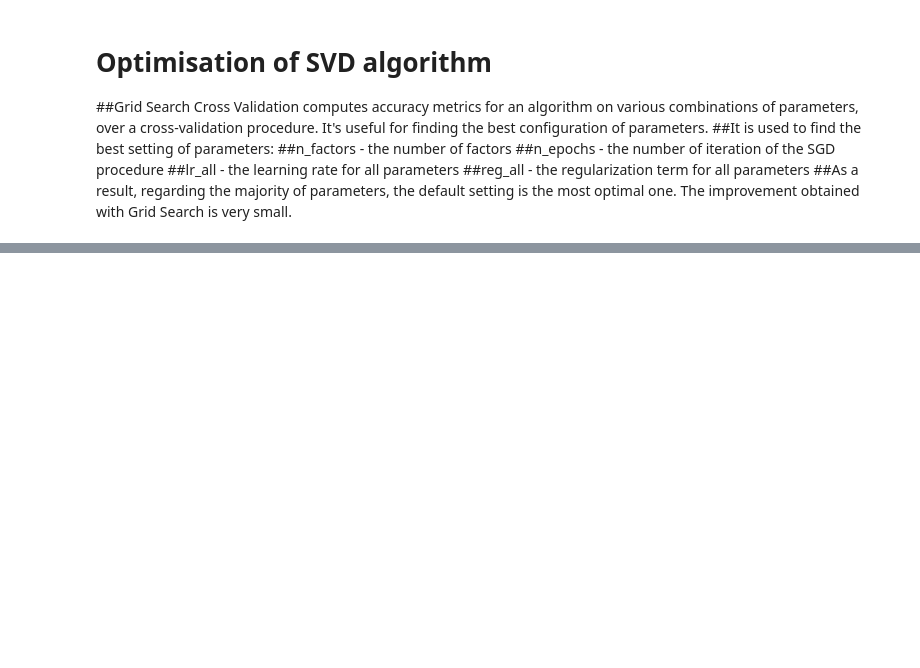
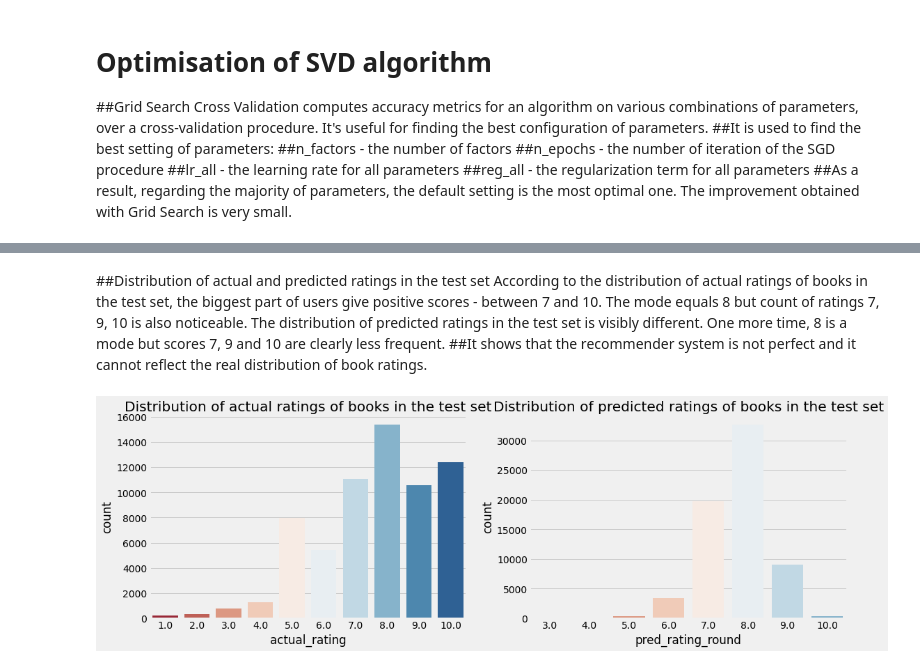
Before and after one commit to IfrazQazi/Book-Recommendation-System, a Jupyter notebook: Book_Recommendation_system.ipynb, the cells around one changed output, grey strips where cells are left out. Cells and saved outputs as stored; diff of their text form; code cells hidden in the pictures; blank space fills up the shorter version.

Commit message:
Analysis of Collaborative Filtering model results

```diff
--- a/Book_Recommendation_system.ipynb
+++ b/Book_Recommendation_system.ipynb
@@ -1022,0 +1035,13 @@ print(gs.best_params['rmse'])
+# %%
+trainset, testset = train_test_split(data, test_size=0.2)
+
+model = SVD(n_factors=80, n_epochs=20, lr_all=0.005, reg_all=0.2)
+model.fit(trainset)
+predictions = model.test(testset)
+# %%
+df_pred = pd.DataFrame(predictions, columns=['user_id', 'isbn', 'actual_rating', 'pred_rating', 'details'])
+df_pred['impossible'] = df_pred['details'].apply(lambda x: x['was_impossible'])
+df_pred['pred_rating_round'] = df_pred['pred_rating'].round()
+df_pred['abs_err'] = abs(df_pred['pred_rating'] - df_pred['actual_rating'])
+df_pred.drop(['details'], axis=1, inplace=True)
+df_pred.sample(5)
@@ -1022,0 +1055,16 @@ print(gs.best_params['rmse'])
+# %% [markdown]
+##Distribution of actual and predicted ratings in the test set According to the distribution of actual ratings of books in the test set, the biggest part of users give positive scores - between 7 and 10. The mode equals 8 but count of ratings 7, 9, 10 is also noticeable. The distribution of predicted ratings in the test set is visibly different. One more time, 8 is a mode but scores 7, 9 and 10 are clearly less frequent.
+##It shows that the recommender system is not perfect and it cannot reflect the real distribution of book ratings.
+# %%
+palette = sns.color_palette("RdBu", 10)
+fig, (ax1, ax2) = plt.subplots(nrows=1, ncols=2, figsize=(16, 5))
+
+sns.countplot(x='actual_rating', data=df_pred, palette=palette, ax=ax1)
+ax1.set_title('Distribution of actual ratings of books in the test set')
+
+sns.countplot(x='pred_rating_round', data=df_pred, palette=palette, ax=ax2)
+ax2.set_title('Distribution of predicted ratings of books in the test set')
+
+plt.show()
+# %% [output]
+[figure, added]
```
Also changed, not shown: parts of 16 cells of this notebook.
